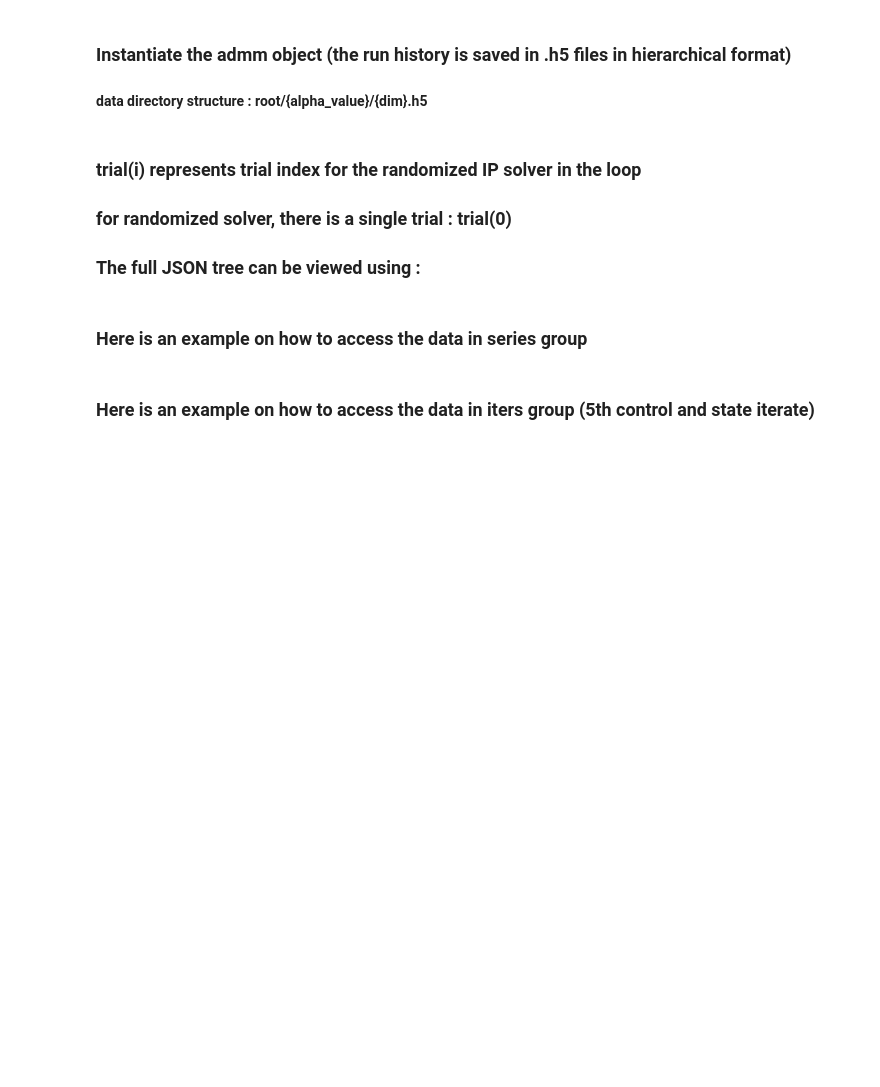
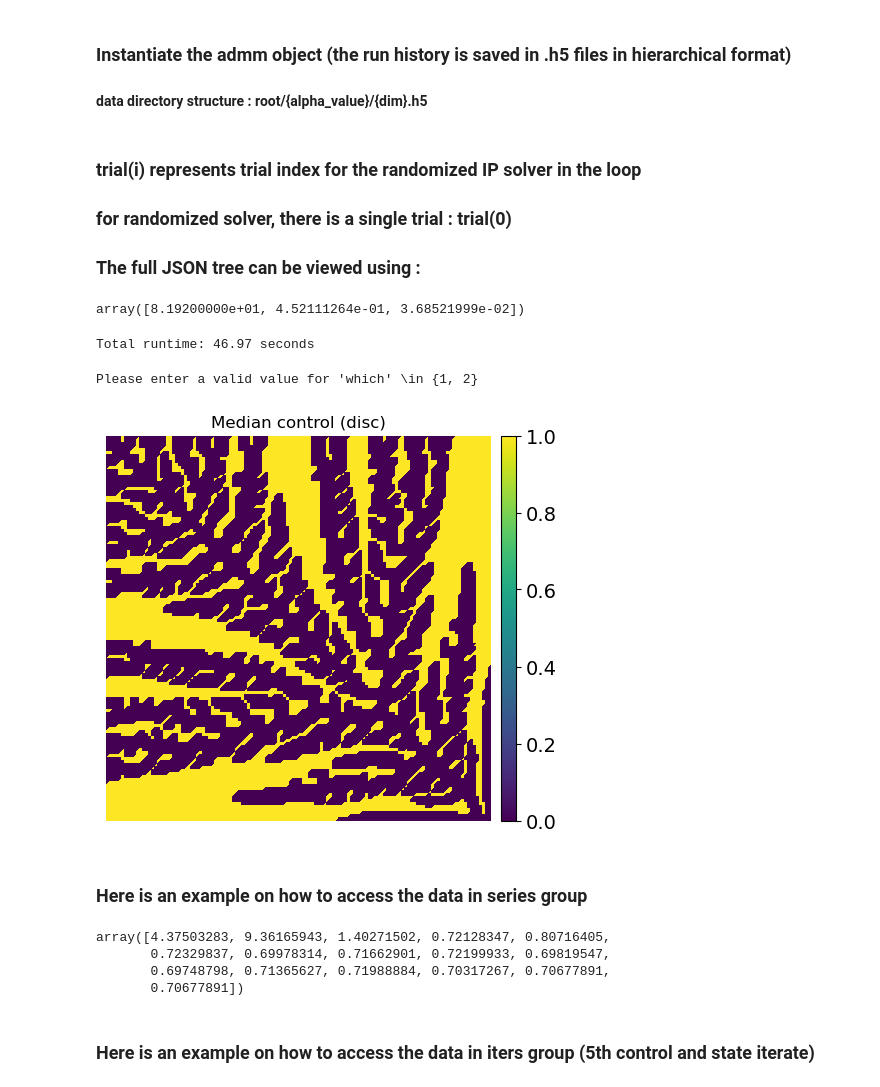
Before and after one commit to choudharyharsh122/admm_methods, a Jupyter notebook: admm1/admm_viz.ipynb, the cells around one changed output. Saved outputs shown, nothing was run; the diff lists cells and outputs as text; code cells hidden in the pictures; blank space fills up the shorter version.

```diff
--- a/admm1/admm_viz.ipynb
+++ b/admm1/admm_viz.ipynb
@@ -6,10 +6,24 @@ import numpy as np
 ### Instantiate the admm object (the run history is saved in .h5 files in hierarchical format)
 #### data directory structure : root/{alpha_value}/{dim}.h5
 # %%
-admm = ADMM(alpha=1.0, dim=32, base_dir="run_data_admm_gurobi")
+admm = ADMM(alpha=0.01, dim=128, base_dir="run_data_admm_running_avg_gurobi")
 # %% [markdown]
 ### trial(i) represents trial index for the randomized IP solver in the loop
 ### for randomized solver, there is a single trial : trial(0)
 
 ### The full JSON tree can be viewed using :
+# %%
+admm.trial(0).series.infeas
+# %% [output]
+array([8.19200000e+01, 4.52111264e-01, 3.68521999e-02])
+# %%
+tot_runtime = admm.trial(0).series.runtime_sub1.sum() + admm.trial(0).series.runtime_sub2.sum()
+print(f"Total runtime: {tot_runtime:.2f} seconds")
+# %% [output]
+Total runtime: 46.97 seconds
+# %%
+admm.plot_control(disc=True)
+# %% [output]
+Please enter a valid value for 'which' \in {1, 2}
+[figure, added]
 # %%
@@ -17,8 +31,13 @@ admm.trial(0).describe_tree()
 # %% [markdown]
 ### Here is an example on how to access the data in series group
 # %%
-admm.trial(0).series.objective
-admm.trial(0).series.infeasibility
+admm.trial(0).series.objective_disc
+#admm.trial(0).series.infeas
+# %% [output]
+array([4.37503283, 9.36165943, 1.40271502, 0.72128347, 0.80716405,
+       0.72329837, 0.69978314, 0.71662901, 0.72199933, 0.69819547,
+       0.69748798, 0.71365627, 0.71988884, 0.70317267, 0.70677891,
+       0.70677891])
 # %% [markdown]
 ### Here is an example on how to access the data in iters group (5th control and state iterate)
 # %%
```
Also changed, not shown: parts of 17 cells of this notebook, 33 other files.
